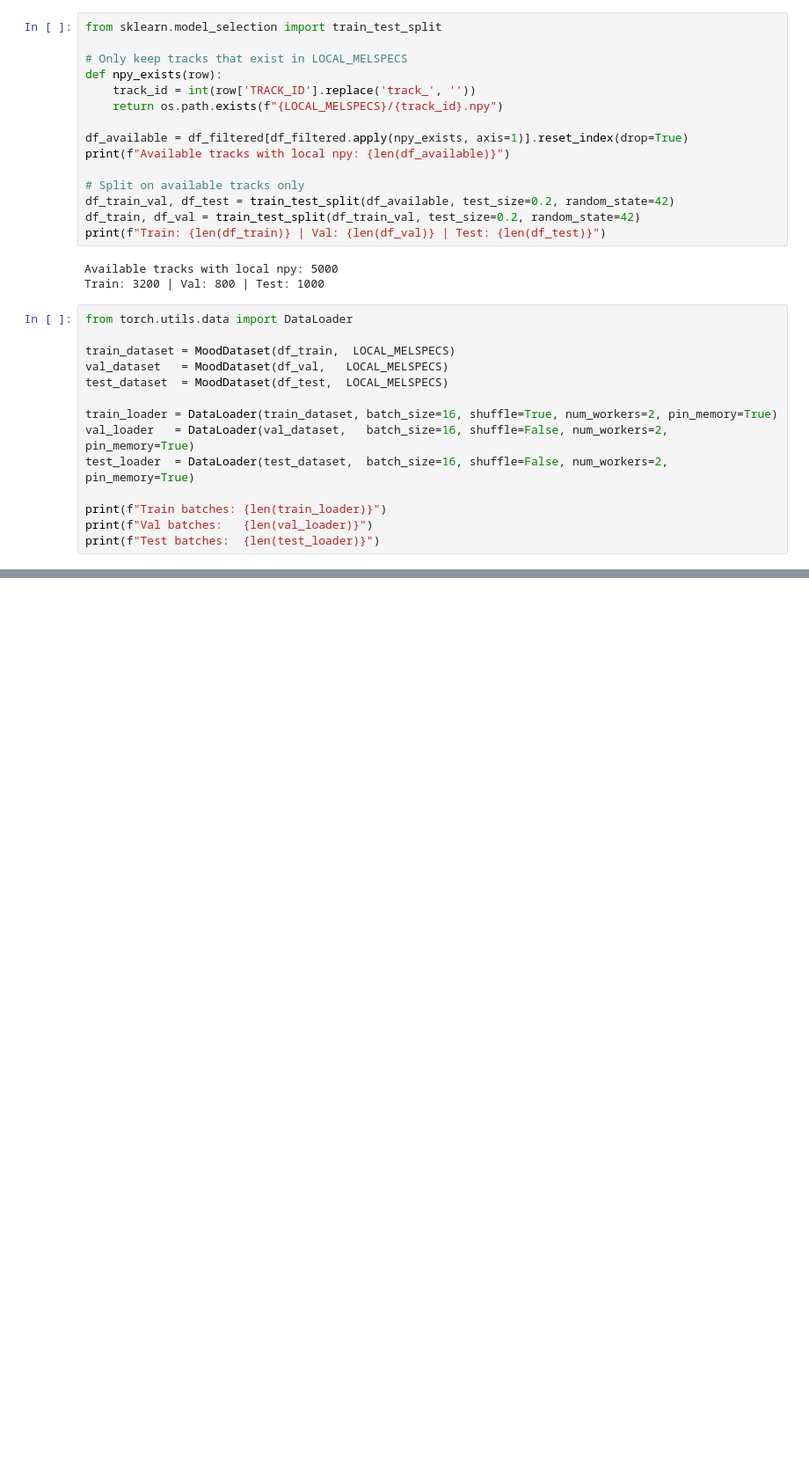
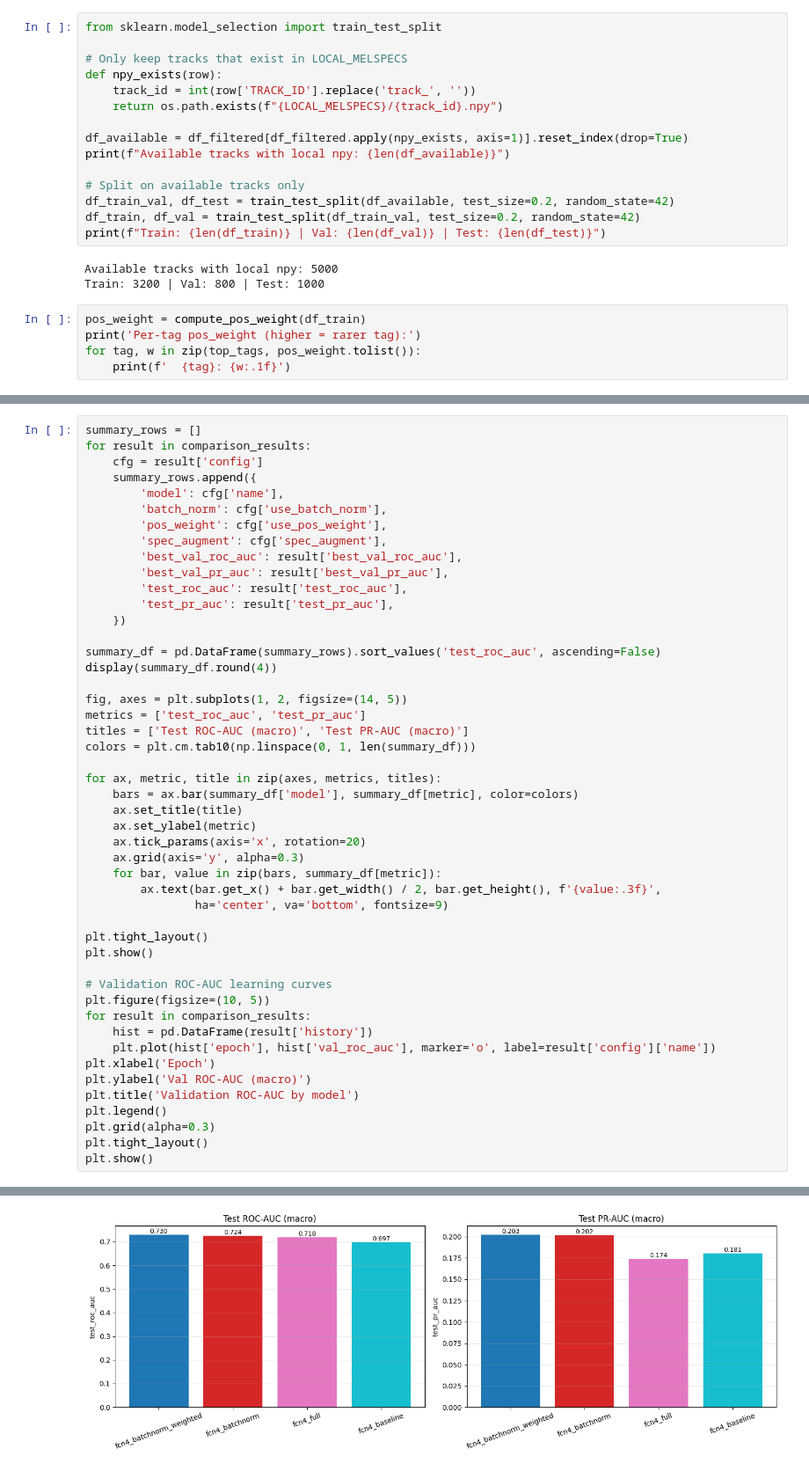
Before and after one commit to ArjunR27/csc-566-final-project, a Jupyter notebook: src/basic_model.ipynb, the cells around one changed output, grey strips where cells are left out. Shown at 88% size. Saved outputs shown, nothing was run; the diff lists cells and outputs as text; blank space fills up the shorter version.

Commit message:
Added model comparison to basic_model (BatchNorm, weighted loss, SpecAugment)

```diff
--- a/src/basic_model.ipynb
+++ b/src/basic_model.ipynb
@@ -293,17 +511,8 @@ print(f"Train: {len(df_train)} | Val: {len(df_val)} | Test: {len(df_test)}")
 Available tracks with local npy: 5000
 Train: 3200 | Val: 800 | Test: 1000
 # %%
-from torch.utils.data import DataLoader
-
-train_dataset = MoodDataset(df_train,  LOCAL_MELSPECS)
-val_dataset   = MoodDataset(df_val,   LOCAL_MELSPECS)
-test_dataset  = MoodDataset(df_test,  LOCAL_MELSPECS)
-
-train_loader = DataLoader(train_dataset, batch_size=16, shuffle=True, num_workers=2, pin_memory=True)
-val_loader   = DataLoader(val_dataset,   batch_size=16, shuffle=False, num_workers=2, pin_memory=True)
-test_loader  = DataLoader(test_dataset,  batch_size=16, shuffle=False, num_workers=2, pin_memory=True)
-
-print(f"Train batches: {len(train_loader)}")
-print(f"Val batches:   {len(val_loader)}")
-print(f"Test batches:  {len(test_loader)}")
+pos_weight = compute_pos_weight(df_train)
+print('Per-tag pos_weight (higher = rarer tag):')
+for tag, w in zip(top_tags, pos_weight.tolist()):
+    print(f'  {tag}: {w:.1f}')
 # %% [output]
@@ -393,0 +605,49 @@ Epoch 5/5 | Train Loss: 0.2380 | Val Loss: 0.2334 | ROC-AUC: 0.7168 | PR-AUC: 0.
+# %%
+summary_rows = []
+for result in comparison_results:
+    cfg = result['config']
+    summary_rows.append({
+        'model': cfg['name'],
+        'batch_norm': cfg['use_batch_norm'],
+        'pos_weight': cfg['use_pos_weight'],
+        'spec_augment': cfg['spec_augment'],
+        'best_val_roc_auc': result['best_val_roc_auc'],
+        'best_val_pr_auc': result['best_val_pr_auc'],
+        'test_roc_auc': result['test_roc_auc'],
+        'test_pr_auc': result['test_pr_auc'],
+    })
+
+summary_df = pd.DataFrame(summary_rows).sort_values('test_roc_auc', ascending=False)
+display(summary_df.round(4))
+
+fig, axes = plt.subplots(1, 2, figsize=(14, 5))
+metrics = ['test_roc_auc', 'test_pr_auc']
+titles = ['Test ROC-AUC (macro)', 'Test PR-AUC (macro)']
+colors = plt.cm.tab10(np.linspace(0, 1, len(summary_df)))
+
+for ax, metric, title in zip(axes, metrics, titles):
+    bars = ax.bar(summary_df['model'], summary_df[metric], color=colors)
+    ax.set_title(title)
+    ax.set_ylabel(metric)
+    ax.tick_params(axis='x', rotation=20)
+    ax.grid(axis='y', alpha=0.3)
+    for bar, value in zip(bars, summary_df[metric]):
+        ax.text(bar.get_x() + bar.get_width() / 2, bar.get_height(), f'{value:.3f}',
+                ha='center', va='bottom', fontsize=9)
+
+plt.tight_layout()
+plt.show()
+
+# Validation ROC-AUC learning curves
+plt.figure(figsize=(10, 5))
+for result in comparison_results:
+    hist = pd.DataFrame(result['history'])
+    plt.plot(hist['epoch'], hist['val_roc_auc'], marker='o', label=result['config']['name'])
+plt.xlabel('Epoch')
+plt.ylabel('Val ROC-AUC (macro)')
+plt.title('Validation ROC-AUC by model')
+plt.legend()
+plt.grid(alpha=0.3)
+plt.tight_layout()
+plt.show()
+# %% [output]
@@ -393,0 +659 @@ Epoch 5/5 | Train Loss: 0.2380 | Val Loss: 0.2334 | ROC-AUC: 0.7168 | PR-AUC: 0.
+[figure, added]
```
Also changed, not shown: parts of 11 cells of this notebook.
